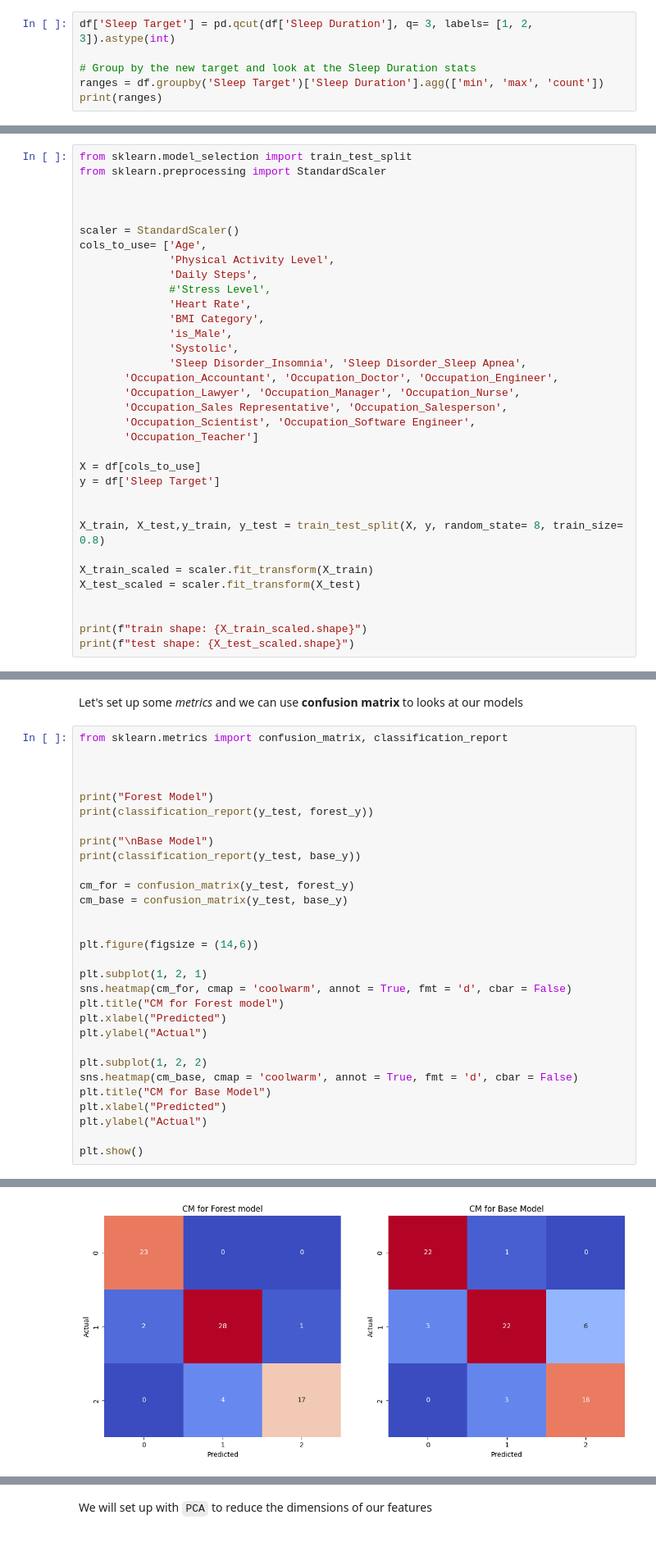
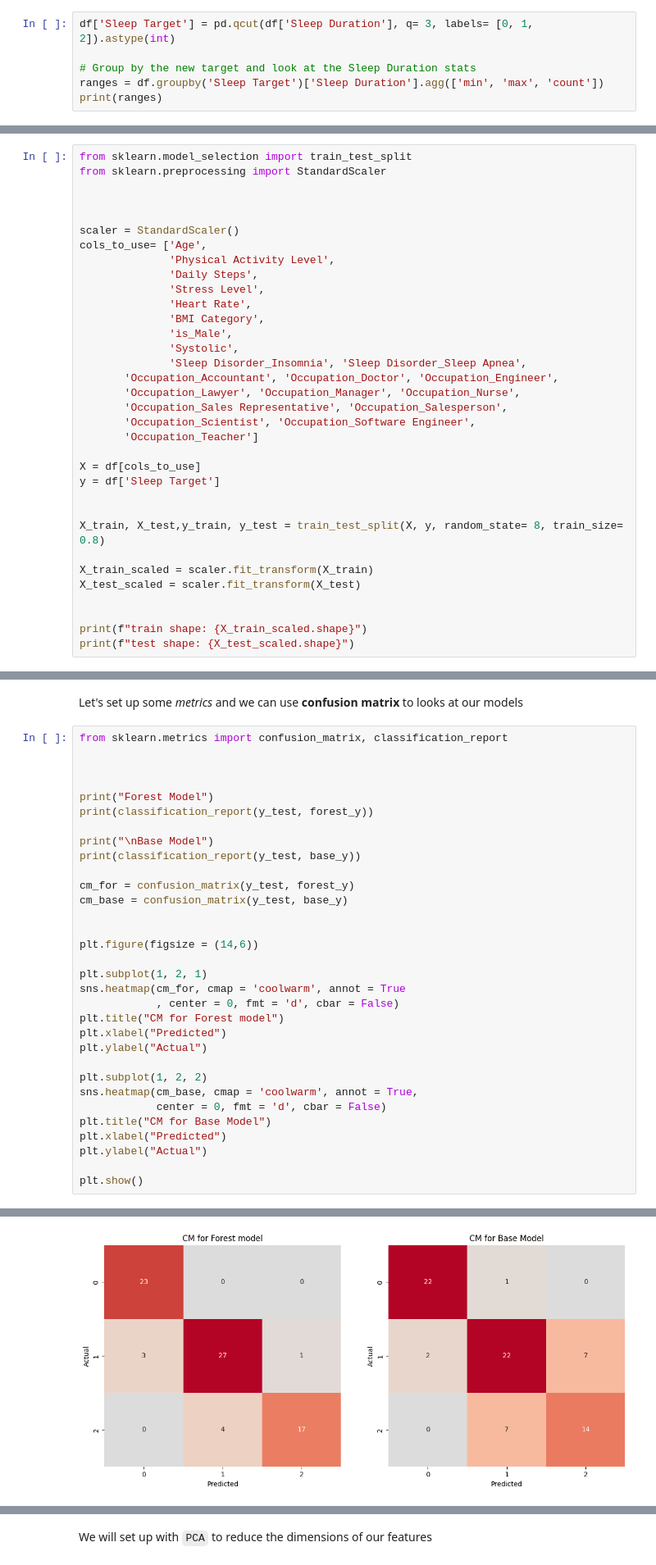
Before and after one commit to Doug-Vo/ML-Self-Project, a Jupyter notebook: Spring_2026/Sleep.ipynb, the cells around one changed output, grey strips where cells are left out. Shown at 82% size. Drawn from its saved outputs; the diff is of its cells as text.

```diff
--- a/Spring_2026/Sleep.ipynb
+++ b/Spring_2026/Sleep.ipynb
@@ -257,7 +262,7 @@ plt.show()
 # %% [output]
 [figure]
 # %%
-df['Sleep Target'] = pd.qcut(df['Sleep Duration'], q= 3, labels= [1, 2, 3]).astype(int)
+df['Sleep Target'] = pd.qcut(df['Sleep Duration'], q= 3, labels= [0, 1, 2]).astype(int)
 
 # Group by the new target and look at the Sleep Duration stats
 ranges = df.groupby('Sleep Target')['Sleep Duration'].agg(['min', 'max', 'count'])
@@ -361,7 +366,7 @@ scaler = StandardScaler()
 cols_to_use= ['Age',
               'Physical Activity Level',
               'Daily Steps',
-              #'Stress Level',
+              'Stress Level',
               'Heart Rate',
               'BMI Category',
               'is_Male',
@@ -424,13 +429,15 @@ cm_base = confusion_matrix(y_test, base_y)
 plt.figure(figsize = (14,6))
 
 plt.subplot(1, 2, 1)
-sns.heatmap(cm_for, cmap = 'coolwarm', annot = True, fmt = 'd', cbar = False)
+sns.heatmap(cm_for, cmap = 'coolwarm', annot = True
+            , center = 0, fmt = 'd', cbar = False)
 plt.title("CM for Forest model")
 plt.xlabel("Predicted")
 plt.ylabel("Actual")
 
 plt.subplot(1, 2, 2)
-sns.heatmap(cm_base, cmap = 'coolwarm', annot = True, fmt = 'd', cbar = False)
+sns.heatmap(cm_base, cmap = 'coolwarm', annot = True,
+            center = 0, fmt = 'd', cbar = False)
 plt.title("CM for Base Model")
 plt.xlabel("Predicted")
 plt.ylabel("Actual")
@@ -457,4 +464,4 @@ weighted avg       0.83      0.83      0.82        75
-[figure, old version]
+[figure, new version]
 # %%
 from sklearn.inspection import permutation_importance
 
```
Also changed, not shown: parts of 27 cells of this notebook, 1 other file.
